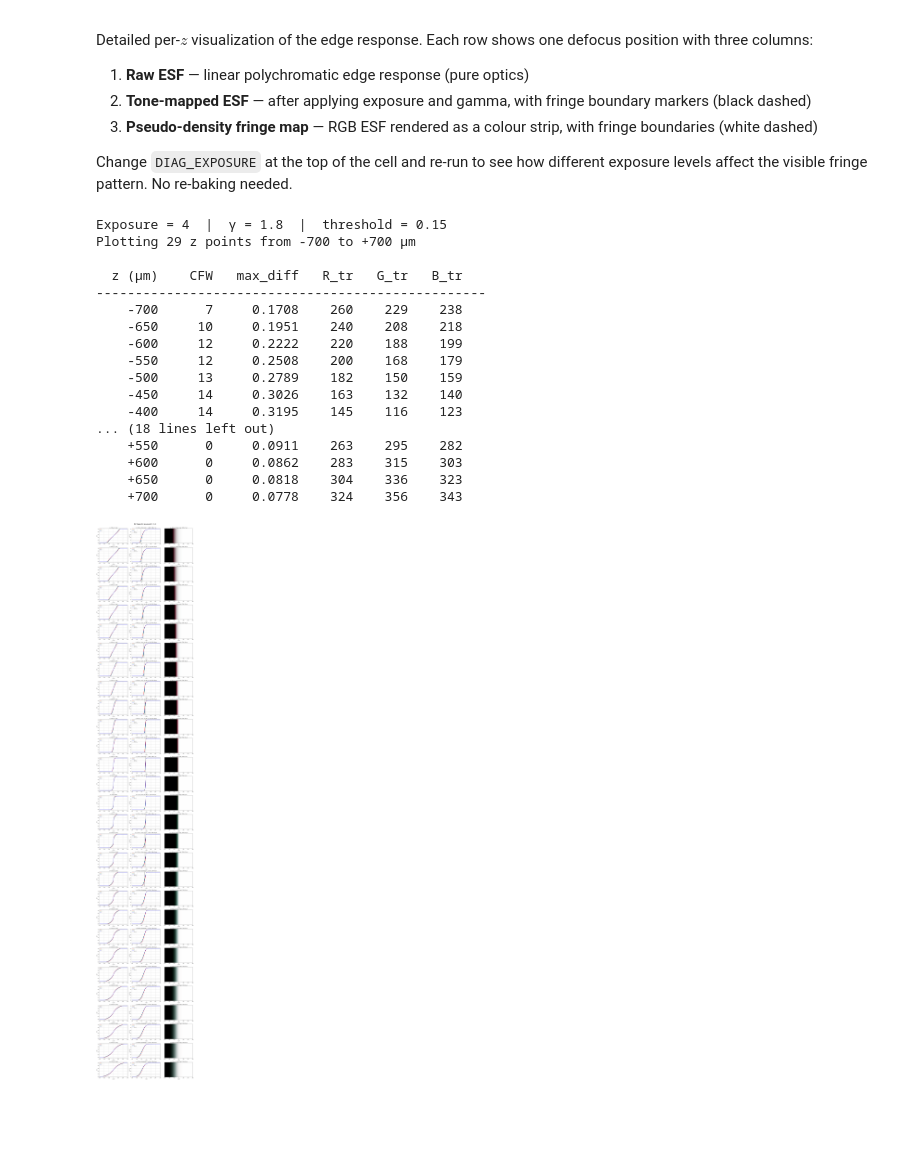
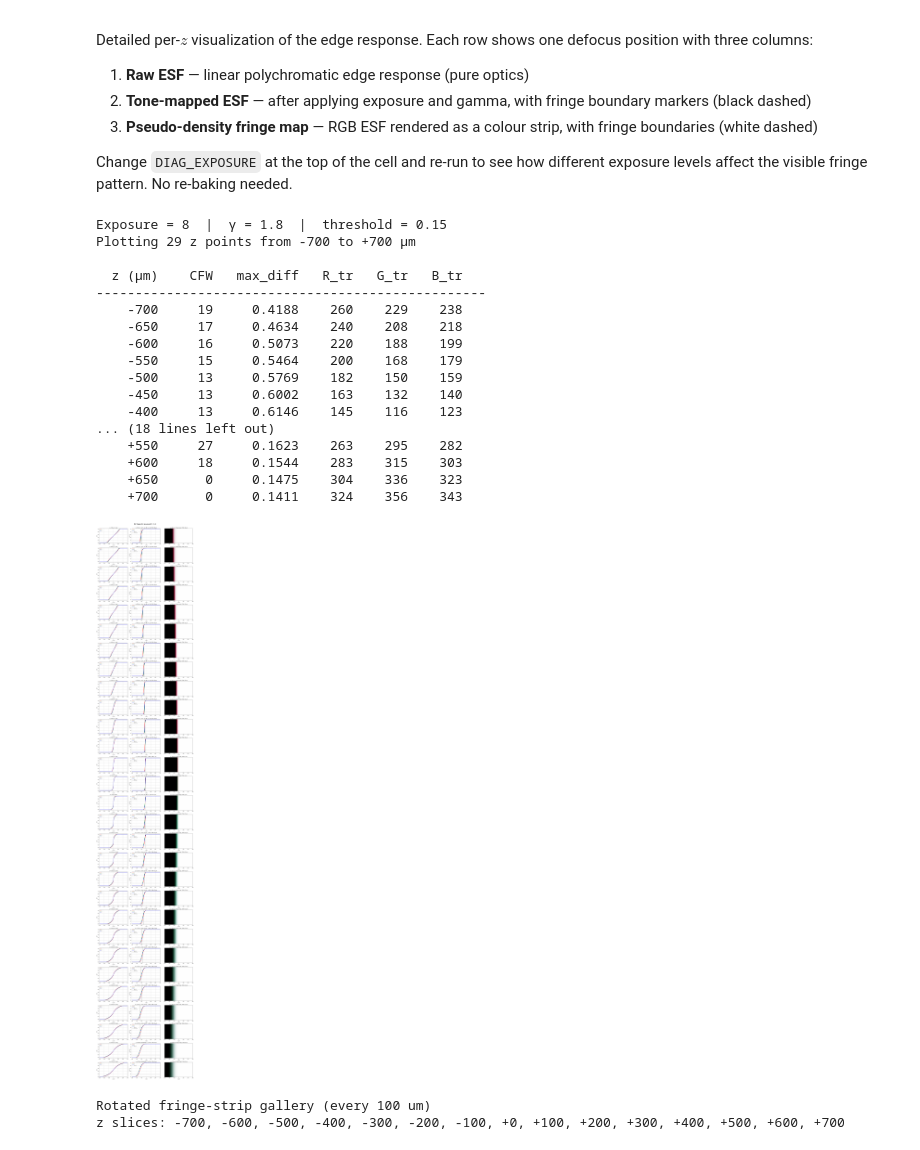
Before and after one commit to Leyangf/ColorFringeCalculation, a Jupyter notebook: examples/cfw_fftpsf_demo.ipynb, the cells around one changed output. Saved outputs shown, nothing was run; the diff lists cells and outputs as text; code cells hidden in the pictures; blank space fills up the shorter version.

```diff
--- a/examples/cfw_fftpsf_demo.ipynb
+++ b/examples/cfw_fftpsf_demo.ipynb
@@ -309,7 +309,7 @@ Change `DIAG_EXPOSURE` at the top of the cell and re-run to see how different ex
 # ┌─────────────────────────────────────────────────────────────────┐
 # │  User setting: change DIAG_EXPOSURE below and re-run this cell │
 # └─────────────────────────────────────────────────────────────────┘
-DIAG_EXPOSURE = 4          # ← set to 1, 2, 4, 8, or 16
+DIAG_EXPOSURE = 8          # ← set to 1, 2, 4, 8, or 16
 
 _IMG_HEIGHT = 60   # pseudo-density strip height (px)
 _DIAG_Z_MAX = 700  # upper z limit for diagnostic plots
@@ -435,43 +435,45 @@ for _col, _z_val in enumerate(_gallery_z):
         extent=(0.0, float(_ROT_STRIP_WIDTH), float(_X_UM.min()), float(_X_UM.max())),
         aspect="auto", origin="lower",
     )
     for _jidx in _jumps:
         _ax.axhline(_X_UM[_jidx], color="w", ls="--", lw=0.8, alpha=0.85)
 
     _ax.set_title(f"{_z_val:+.0f} um", fontsize=9, pad=6)
     _ax.set_xlim(0, _ROT_STRIP_WIDTH)
     _ax.set_ylim(_xlim)
     _ax.set_xticks([])
     if _col == len(_gallery_z) - 1:
         _ax.yaxis.tick_right()
         _ax.set_yticks(np.arange(_xlim[0], _xlim[1] + 1, 100))
         _ax.set_ylabel("x (um)")
         _ax.yaxis.set_label_position("right")
     else:
         _ax.set_yticks([])
 
 plt.suptitle(
     f"Rotated fringe strips  (exp={DIAG_EXPOSURE}, gamma={GAMMA_DEFAULT})",
     fontsize=13, fontweight="bold", y=0.98
 )
 plt.tight_layout()
 plt.show()
 # %% [output]
-Exposure = 4  |  γ = 1.8  |  threshold = 0.15
+Exposure = 8  |  γ = 1.8  |  threshold = 0.15
 Plotting 29 z points from -700 to +700 µm
 
   z (µm)    CFW   max_diff   R_tr   G_tr   B_tr
 --------------------------------------------------
-    -700      7     0.1708    260    229    238
-    -650     10     0.1951    240    208    218
-    -600     12     0.2222    220    188    199
-    -550     12     0.2508    200    168    179
-    -500     13     0.2789    182    150    159
-    -450     14     0.3026    163    132    140
-    -400     14     0.3195    145    116    123
+    -700     19     0.4188    260    229    238
+    -650     17     0.4634    240    208    218
+    -600     16     0.5073    220    188    199
+    -550     15     0.5464    200    168    179
+    -500     13     0.5769    182    150    159
+    -450     13     0.6002    163    132    140
+    -400     13     0.6146    145    116    123
 ... (18 lines left out)
-    +550      0     0.0911    263    295    282
-    +600      0     0.0862    283    315    303
-    +650      0     0.0818    304    336    323
-    +700      0     0.0778    324    356    343
+    +550     27     0.1623    263    295    282
+    +600     18     0.1544    283    315    303
+    +650      0     0.1475    304    336    323
+    +700      0     0.1411    324    356    343
-[figure, old version]
+[figure, new version]
+Rotated fringe-strip gallery (every 100 um)
+z slices: -700, -600, -500, -400, -300, -200, -100, +0, +100, +200, +300, +400, +500, +600, +700
```
Also changed, not shown: parts of 1 cell of this notebook, 2 other files.
